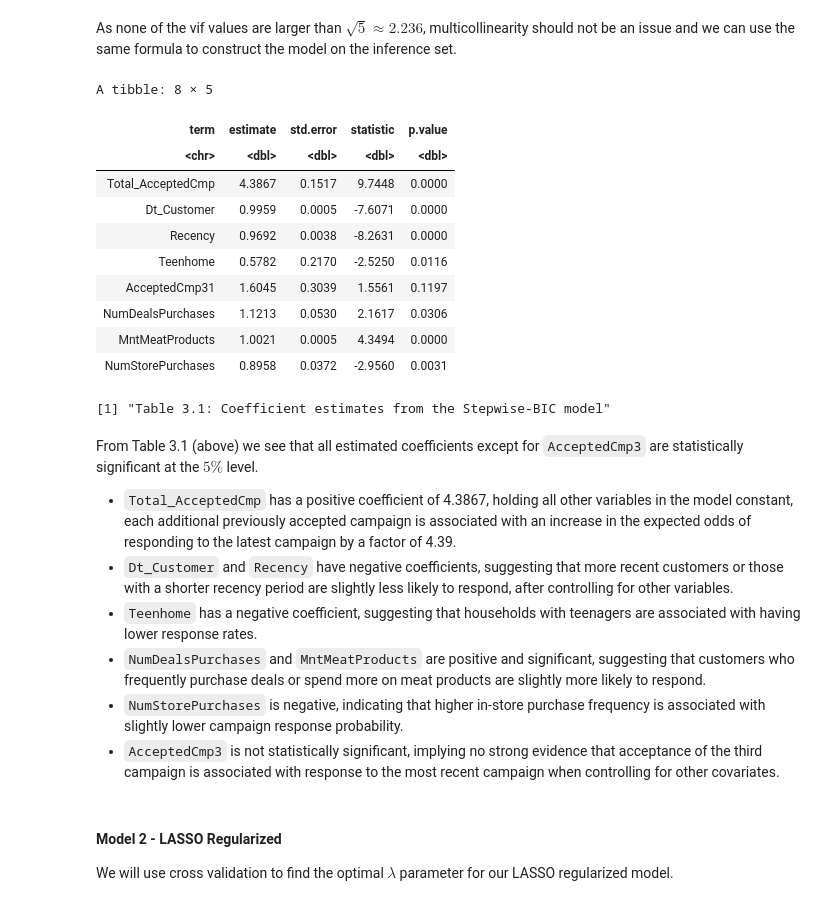
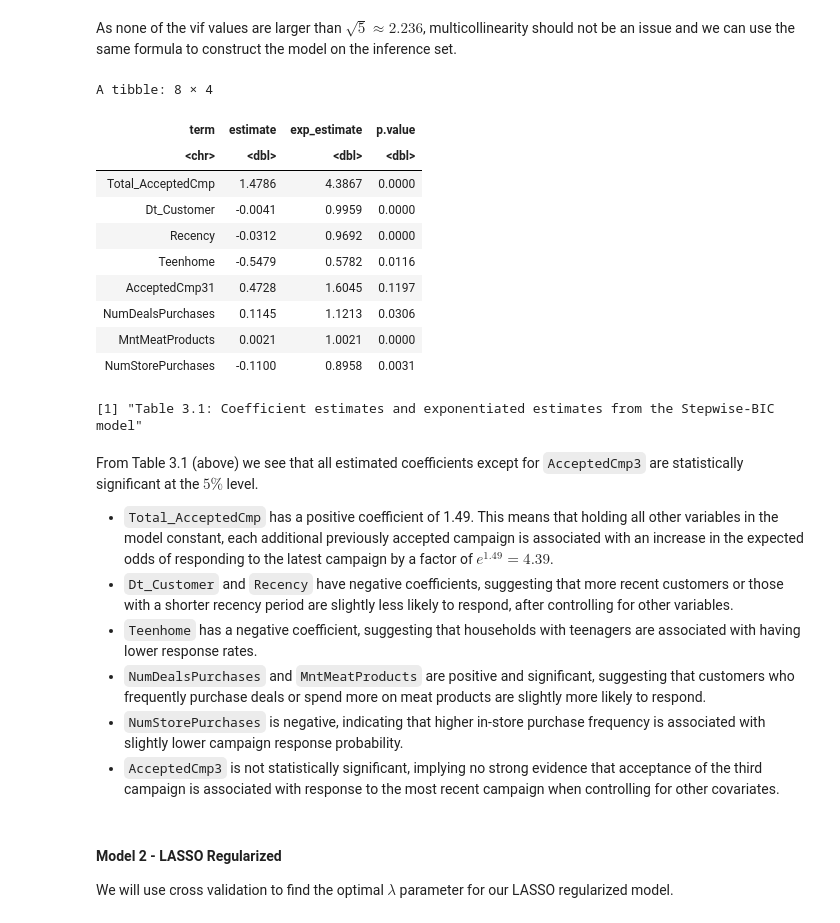
Before and after one commit to nelsonli2323/STAT-301-Project, a Jupyter notebook: Final_Report.ipynb, the cells around one changed output. Drawn from its saved outputs; the diff is of its cells as text; code cells hidden in the pictures.

```diff
--- a/Final_Report.ipynb
+++ b/Final_Report.ipynb
@@ -352,30 +352,32 @@ As none of the vif values are larger than $\sqrt{5} \approx 2.236$, multicolline
 # %%
 # Fitting the Stepwise-BIC model on the inference_set
 inf_BIC_model <- glm(BIC_model$formula, data = inference_set, family = "binomial")
 
 # Stepwise-BIC model results (without intercept)
-BIC_results <- tidy(inf_BIC_model, exponentiate = TRUE)[-1,] %>%
+BIC_results <- tidy(inf_BIC_model, exponentiate = FALSE)[-1,] %>%
+    mutate(exp_estimate = exp(estimate)) %>%
+    dplyr::select(term, estimate, exp_estimate, p.value) %>%
     mutate_if(is.numeric, round, 4)
 
 BIC_results
-print("Table 3.1: Coefficient estimates from the Stepwise-BIC model")
+print("Table 3.1: Coefficient estimates and exponentiated estimates from the Stepwise-BIC model")
 # %% [output]
-A tibble: 8 × 5
+A tibble: 8 × 4
-| term | estimate | std.error | statistic | p.value |
-| <chr> | <dbl> | <dbl> | <dbl> | <dbl> |
-| Total_AcceptedCmp | 4.3867 | 0.1517 | 9.7448 | 0.0000 |
-| Dt_Customer | 0.9959 | 0.0005 | -7.6071 | 0.0000 |
-| Recency | 0.9692 | 0.0038 | -8.2631 | 0.0000 |
-| Teenhome | 0.5782 | 0.2170 | -2.5250 | 0.0116 |
-| AcceptedCmp31 | 1.6045 | 0.3039 | 1.5561 | 0.1197 |
-| NumDealsPurchases | 1.1213 | 0.0530 | 2.1617 | 0.0306 |
-| MntMeatProducts | 1.0021 | 0.0005 | 4.3494 | 0.0000 |
-| NumStorePurchases | 0.8958 | 0.0372 | -2.9560 | 0.0031 |
+| term | estimate | exp_estimate | p.value |
+| <chr> | <dbl> | <dbl> | <dbl> |
+| Total_AcceptedCmp | 1.4786 | 4.3867 | 0.0000 |
+| Dt_Customer | -0.0041 | 0.9959 | 0.0000 |
+| Recency | -0.0312 | 0.9692 | 0.0000 |
+| Teenhome | -0.5479 | 0.5782 | 0.0116 |
+| AcceptedCmp31 | 0.4728 | 1.6045 | 0.1197 |
+| NumDealsPurchases | 0.1145 | 1.1213 | 0.0306 |
+| MntMeatProducts | 0.0021 | 1.0021 | 0.0000 |
+| NumStorePurchases | -0.1100 | 0.8958 | 0.0031 |
-[1] "Table 3.1: Coefficient estimates from the Stepwise-BIC model"
+[1] "Table 3.1: Coefficient estimates and exponentiated estimates from the Stepwise-BIC model"
 # %% [markdown]
 From Table 3.1 (above) we see that all estimated coefficients except for `AcceptedCmp3` are statistically significant at the $5\%$ level.
 
-- `Total_AcceptedCmp` has a positive coefficient of 4.3867, holding all other variables in the model constant, each additional previously accepted campaign is associated with an increase in the expected odds of responding to the latest campaign by a factor of 4.39.
+- `Total_AcceptedCmp` has a positive coefficient of 1.49. This means that holding all other variables in the model constant, each additional previously accepted campaign is associated with an increase in the expected odds of responding to the latest campaign by a factor of $e^{1.49} = 4.39$.
 - `Dt_Customer` and `Recency` have negative coefficients, suggesting that more recent customers or those with a shorter recency period are slightly less likely to respond, after controlling for other variables.
 - `Teenhome` has a negative coefficient, suggesting that households with teenagers are associated with having lower response rates.
 - `NumDealsPurchases` and `MntMeatProducts` are positive and significant, suggesting that customers who frequently purchase deals or spend more on meat products are slightly more likely to respond.
```
Also changed, not shown: parts of 4 cells of this notebook.
